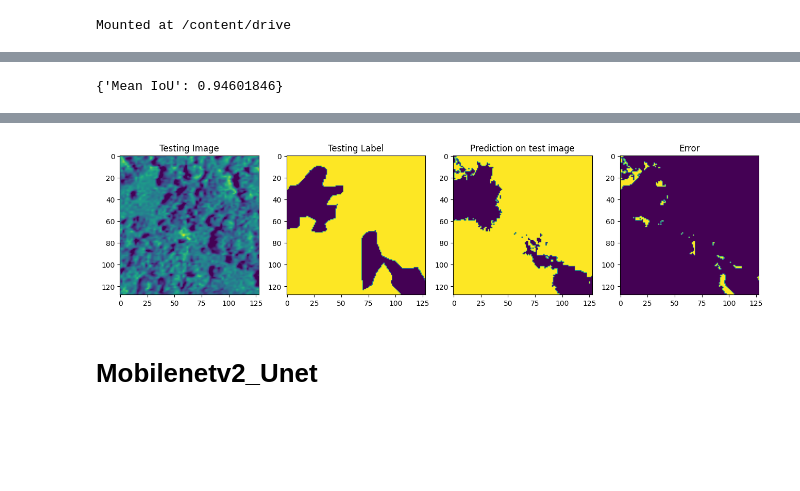
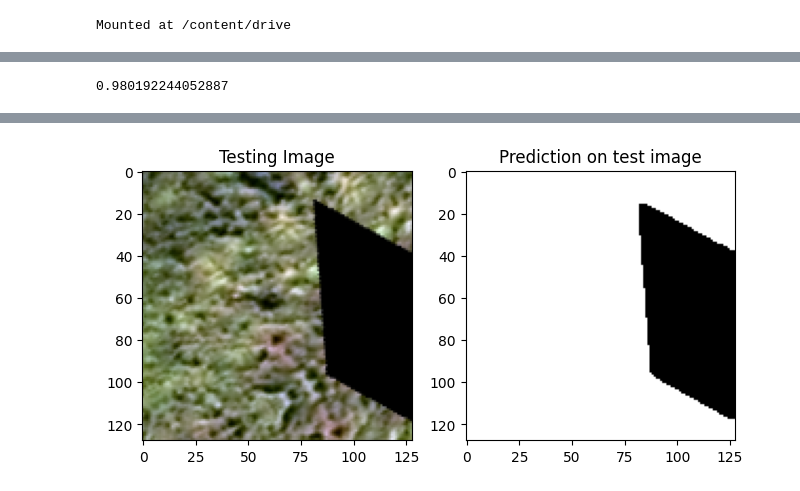
Before and after one commit to NailaBagir/Binary-Semantic-Segmentation, a Jupyter notebook: Binary_Image_Segmentation.ipynb, the cells around one changed output, grey strips where cells are left out. Drawn from its saved outputs; the diff is of its cells as text; code cells hidden in the pictures; blank space fills up the shorter version.

```diff
--- a/Binary_Image_Segmentation.ipynb
+++ b/Binary_Image_Segmentation.ipynb
@@ -463,11 +430,16 @@ ________________________________________________________________________________
 # %%
-unet_model.compile(optimizer=Adam(learning_rate = 1e-3),
-                   loss=tf.keras.losses.BinaryFocalCrossentropy(apply_class_balancing=True,gamma=2), metrics=['accuracy', tf.keras.metrics.AUC(name='auc')])
+# unet_model.compile(optimizer=Adam(learning_rate = 1e-3),
+#                    loss=tf.keras.losses.BinaryFocalCrossentropy(apply_class_balancing=True,gamma=2), metrics=['accuracy', tf.keras.metrics.AUC(name='auc')])
+unet_model.compile(optimizer=Adam(learning_rate = 1e-4),
+                    loss=tf.keras.losses.BinaryFocalCrossentropy(apply_class_balancing=True,gamma=2),
+                   metrics=['accuracy', tf.keras.metrics.AUC(name='auc'), tf.keras.metrics.BinaryIoU(target_class_ids=[0, 1], threshold=0.5,name='BinaryIOU')])
 
-unet_history = unet_model.fit(X_train, y_train,
+unet_history = unet_model.fit(train_generator,
                     batch_size = 16,
                     verbose=1,
-                    epochs=60,
-                    validation_data=(X_test, y_test),
-                    shuffle=False , callbacks=callbacks_list)
+                    epochs=50,
+                    steps_per_epoch=len(image_generator),
+                    validation_data=val_generator,
+                    validation_steps = len(val_img),
+                    callbacks=callbacks_list)
 # %% [output]
@@ -512,14 +469,16 @@ def calculate_MeanIou(y_pred_thresholded, y_test):
-# %%
-unet_model_result = calculate_MeanIou(y_pred_thresholded, y_test)
-unet_model_result
-# %% [output]
-{'Mean IoU': 0.94601846}
+# %%
+print(max(unet_history.history[('val_BinaryIOU')]))
+# %% [output]
+0.980192244052887
 # %%
-def plot_predicted_image(X_test, y_test, model, threshold = 0.5):
-  test_img_number = random.randint(0, len(X_test)-1)
-  test_img = X_test[test_img_number]
-  ground_truth=y_test[test_img_number]
+def plot_predicted_image(image, mask, model, threshold = 0.5):
+  test_img_number = random.randint(0, len(image)-1)
+  num = random.randint(0, mask[test_img_number].shape[0]-1)
+  test_img = image[test_img_number][num]
+  ground_truth=mask[test_img_number][num]
   test_img_input=np.expand_dims(test_img, 0)
+  print(test_img_number,num)
+
   print(test_img_input.shape)
   prediction = (model.predict(test_img_input)[0,:,:,0] > 0.5).astype(np.uint8)
   print(prediction.shape)
@@ -527,20 +486,14 @@ def plot_predicted_image(X_test, y_test, model, threshold = 0.5):
   plt.figure(figsize=(16, 8))
   plt.subplot(241)
   plt.title('Testing Image')
-  plt.imshow(test_img[:,:,0])
+  plt.imshow(test_img)
   plt.subplot(242)
-  plt.title('Testing Label')
-  plt.imshow(ground_truth[:,:,0])
-  plt.subplot(243)
   plt.title('Prediction on test image')
-  plt.imshow(prediction)
-  plt.subplot(244)
-  plt.title('Error')
-  error = (ground_truth[:,:,0] != prediction) & (ground_truth[:,:,0] != 0)
-  error = error.astype(int)
-  plt.imshow(error)
+  plt.imshow(prediction, cmap = 'gray',vmin=0,vmax=1)
+
+
 
   plt.show()
 # %%
-plot_predicted_image(X_test, y_test, unet_model)
+plot_predicted_image(val_img,val_msk, unet_model)
 # %% [output]
@@ -549,2 +503,2 @@ plot_predicted_image(X_test, y_test, unet_model)
 (128, 128)
-[figure, old version]
+[figure, new version]
@@ -557,2 +504,0 @@ plot_predicted_image(X_test, y_test, unet_model)
-# %% [markdown]
-# Mobilenetv2_Unet
```
Also changed, not shown: parts of 78 cells of this notebook.
